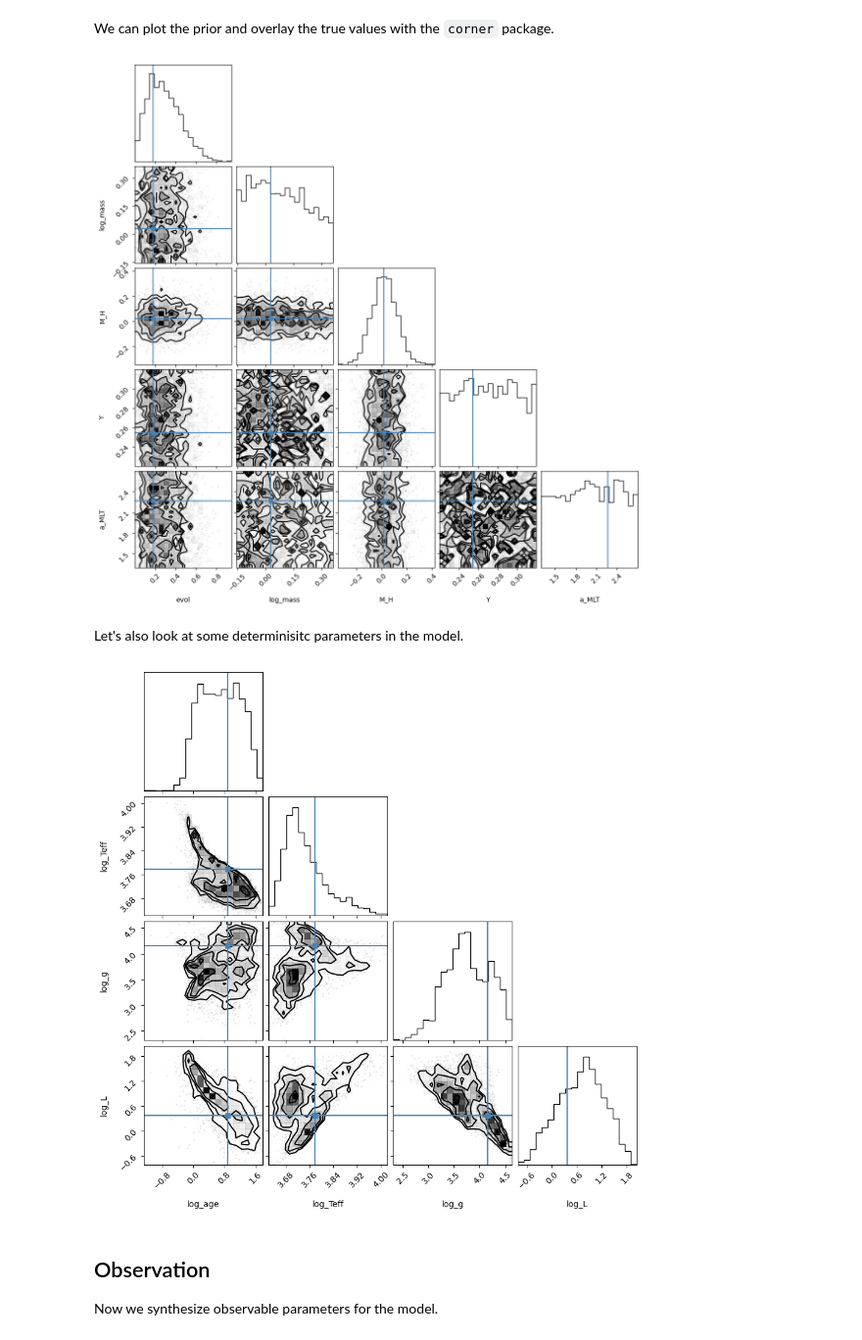
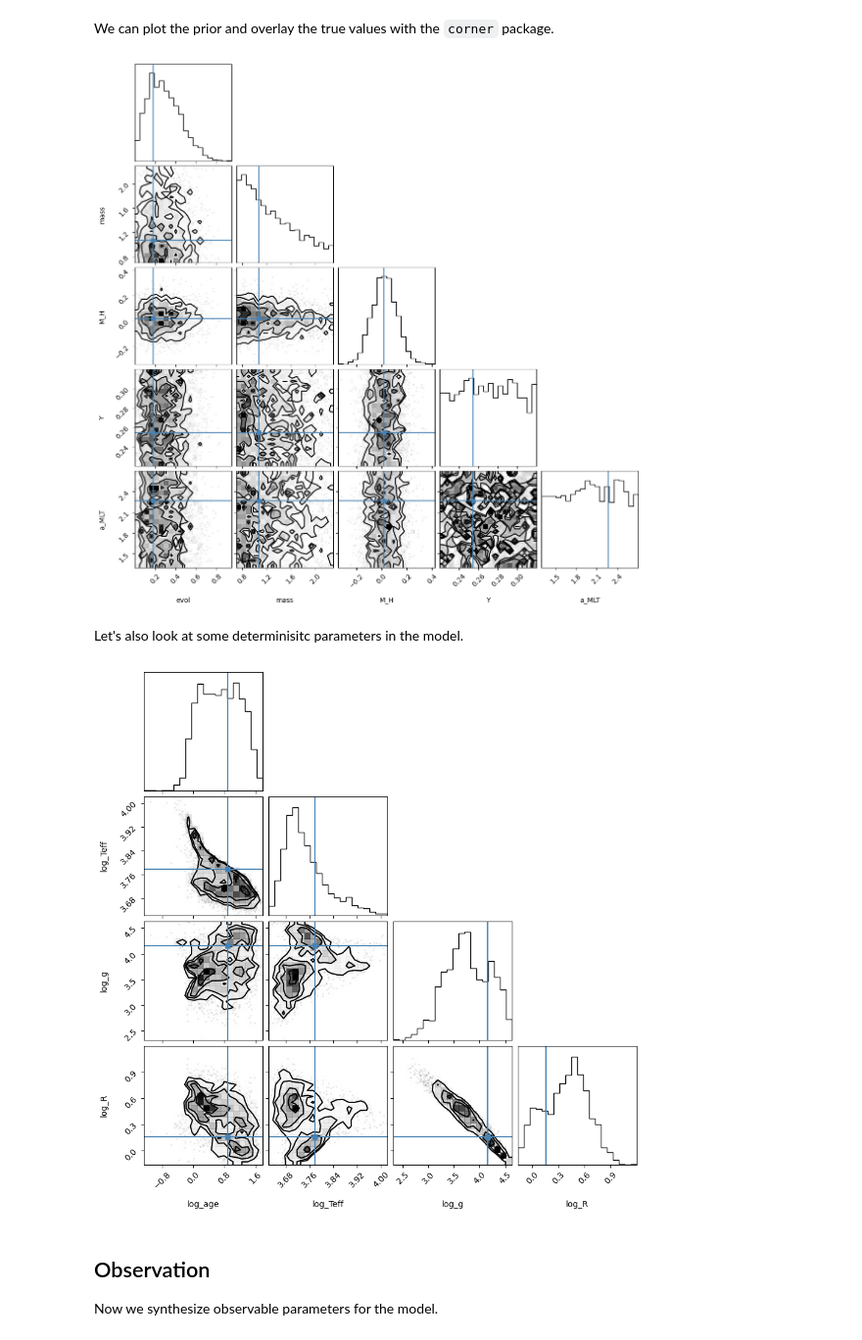
Before and after one commit to alexlyttle/scalable-stellar-inference, a Jupyter notebook: notebook/single-star-spec.ipynb, the cells around one changed output. Shown at 98% size. Saved outputs shown, nothing was run; the diff lists cells and outputs as text; code cells hidden in the pictures.

```diff
--- a/notebook/single-star-spec.ipynb
+++ b/notebook/single-star-spec.ipynb
@@ -72,7 +77,7 @@ mu_mh = truths["M_H"] + sigma_mh * random.normal(key)  # add noise to metallicit
 # Create dictionary of model constants
 const = {
     "M_H": dict(loc=mu_mh, scale=sigma_mh),
-    "log_Teff": dict(scale=0.01),
+    "Teff": dict(scale=100.),
     "log_g": dict(scale=0.1),
 }
 
@@ -106,17 +113,17 @@ Inference data with groups:
 # %% [markdown]
 We can plot the prior and overlay the true values with the `corner` package.
 # %%
-var_names = model.star.param_names  # the star param names
+var_names = ["evol", "mass", "M_H", "Y", "a_MLT"]
 fig = corner(data, group="prior", var_names=var_names, truths=truths)
 # %% [output]
-[figure, old version]
+[figure, new version]
 # %% [markdown]
 Let's also look at some determinisitc parameters in the model.
 # %%
-var_names = ["log_age", "log_Teff", "log_g", "log_L"]
+var_names = ["log_age", "log_Teff", "log_g", "log_R"]
 fig = corner(data, group="prior", var_names=var_names, truths=truths)
 # %% [output]
-[figure, old version]
+[figure, new version]
 # %% [markdown]
 ## Observation
 
```
Also changed, not shown: parts of 10 cells of this notebook.
